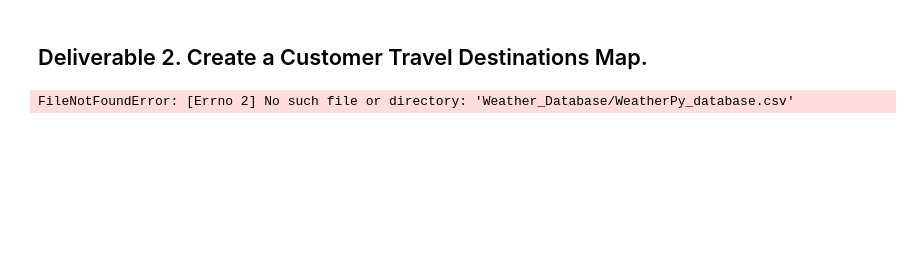
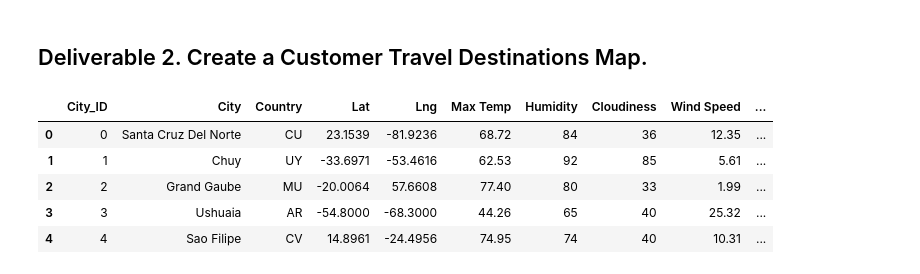
Before and after one commit to l-javier-garcia/World_Weather_Analysis, a Jupyter notebook: Vacation Search/Vacation_Search.ipynb, the cells around one changed output. Drawn from its saved outputs; the diff is of its cells as text; code cells hidden in the pictures; blank space fills up the shorter version.

```diff
--- a/Vacation Search/Vacation_Search.ipynb
+++ b/Vacation Search/Vacation_Search.ipynb
@@ -13,7 +13,12 @@ from config import g_key
 gmaps.configure(api_key=g_key)
 # %%
 # 1. Import the WeatherPy_database.csv file.
-city_data_df = pd.read_csv('Weather_Database/WeatherPy_database.csv')
+city_data_df = pd.read_csv('../Weather_Database/WeatherPy_database.csv')
 city_data_df.head()
 # %% [output]
-FileNotFoundError: [Errno 2] No such file or directory: 'Weather_Database/WeatherPy_database.csv'
+|  | City_ID | City | Country | Lat | Lng | Max Temp | Humidity | Cloudiness | Wind Speed | ... |
+| 0 | 0 | Santa Cruz Del Norte | CU | 23.1539 | -81.9236 | 68.72 | 84 | 36 | 12.35 | ... |
+| 1 | 1 | Chuy | UY | -33.6971 | -53.4616 | 62.53 | 92 | 85 | 5.61 | ... |
+| 2 | 2 | Grand Gaube | MU | -20.0064 | 57.6608 | 77.40 | 80 | 33 | 1.99 | ... |
+| 3 | 3 | Ushuaia | AR | -54.8000 | -68.3000 | 44.26 | 65 | 40 | 25.32 | ... |
+| 4 | 4 | Sao Filipe | CV | 14.8961 | -24.4956 | 74.95 | 74 | 40 | 10.31 | ... |
```
Also changed, not shown: parts of 8 cells of this notebook, 2 other files.
